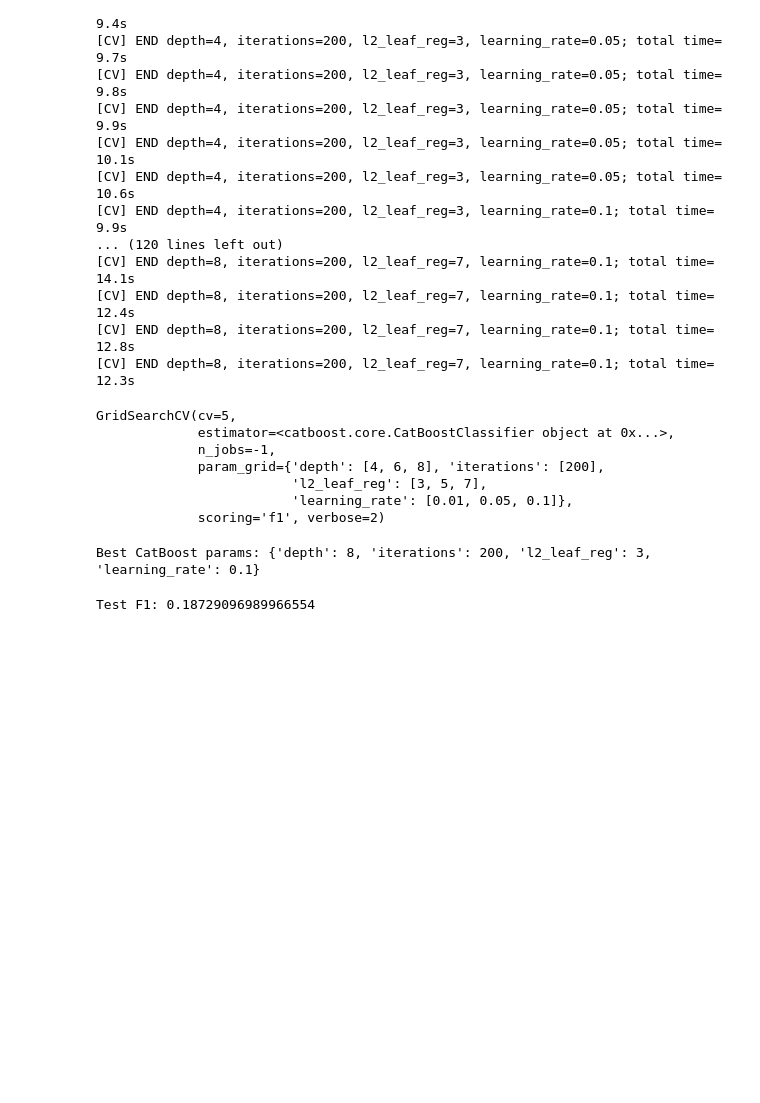
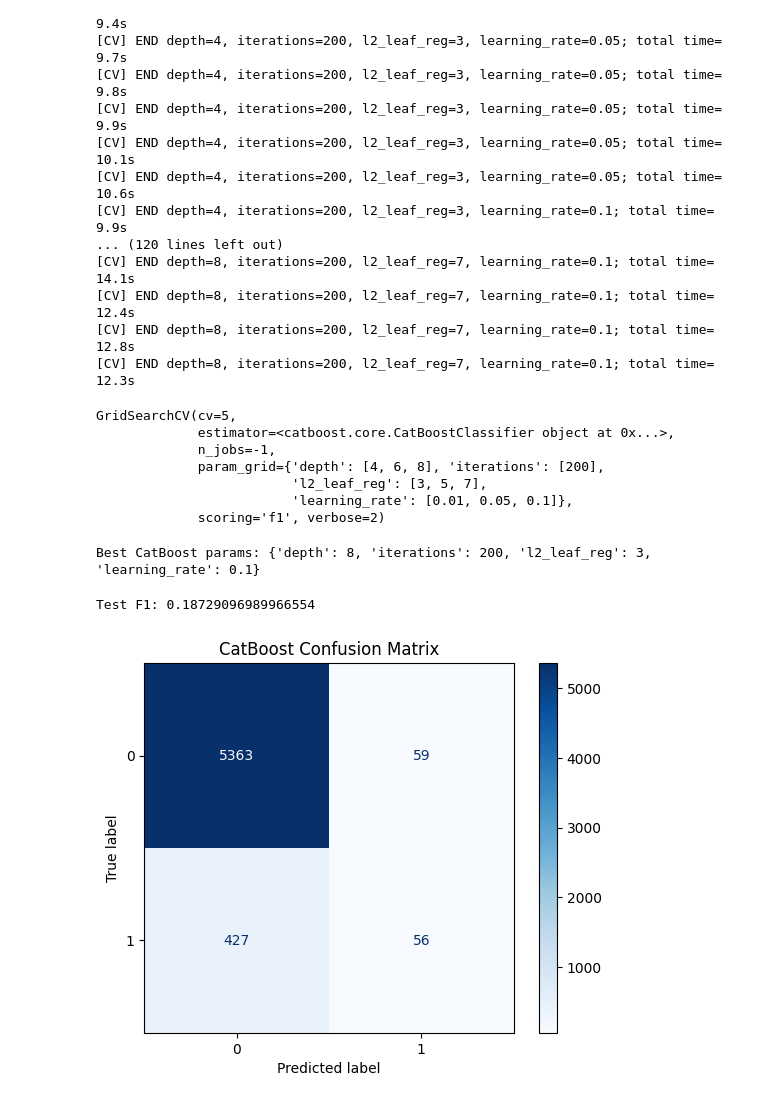
Before and after one commit to numansuri/Capstone-MADS, a Jupyter notebook: gemini_catboost_pipeline.ipynb, the cells around one changed output. Cells and saved outputs as stored; diff of their text form; code cells hidden in the pictures; blank space fills up the shorter version.

Commit message:
added some visuals

```diff
--- a/gemini_catboost_pipeline.ipynb
+++ b/gemini_catboost_pipeline.ipynb
@@ -170,3 +169,14 @@ y_pred = best_cb.predict(X_test)
 print("Test F1:", f1_score(y_test, y_pred))
 # %% [output]
 Test F1: 0.18729096989966554
+# %%
+import matplotlib.pyplot as plt
+from sklearn.metrics import ConfusionMatrixDisplay, roc_curve, auc
+
+disp = ConfusionMatrixDisplay.from_estimator(
+    best_cb, X_test, y_test, cmap=plt.cm.Blues
+)
+disp.ax_.set_title('CatBoost Confusion Matrix')
+plt.show()
+# %% [output]
+[figure, added]
```
Also changed, not shown: parts of 3 cells of this notebook, 1 other file.
